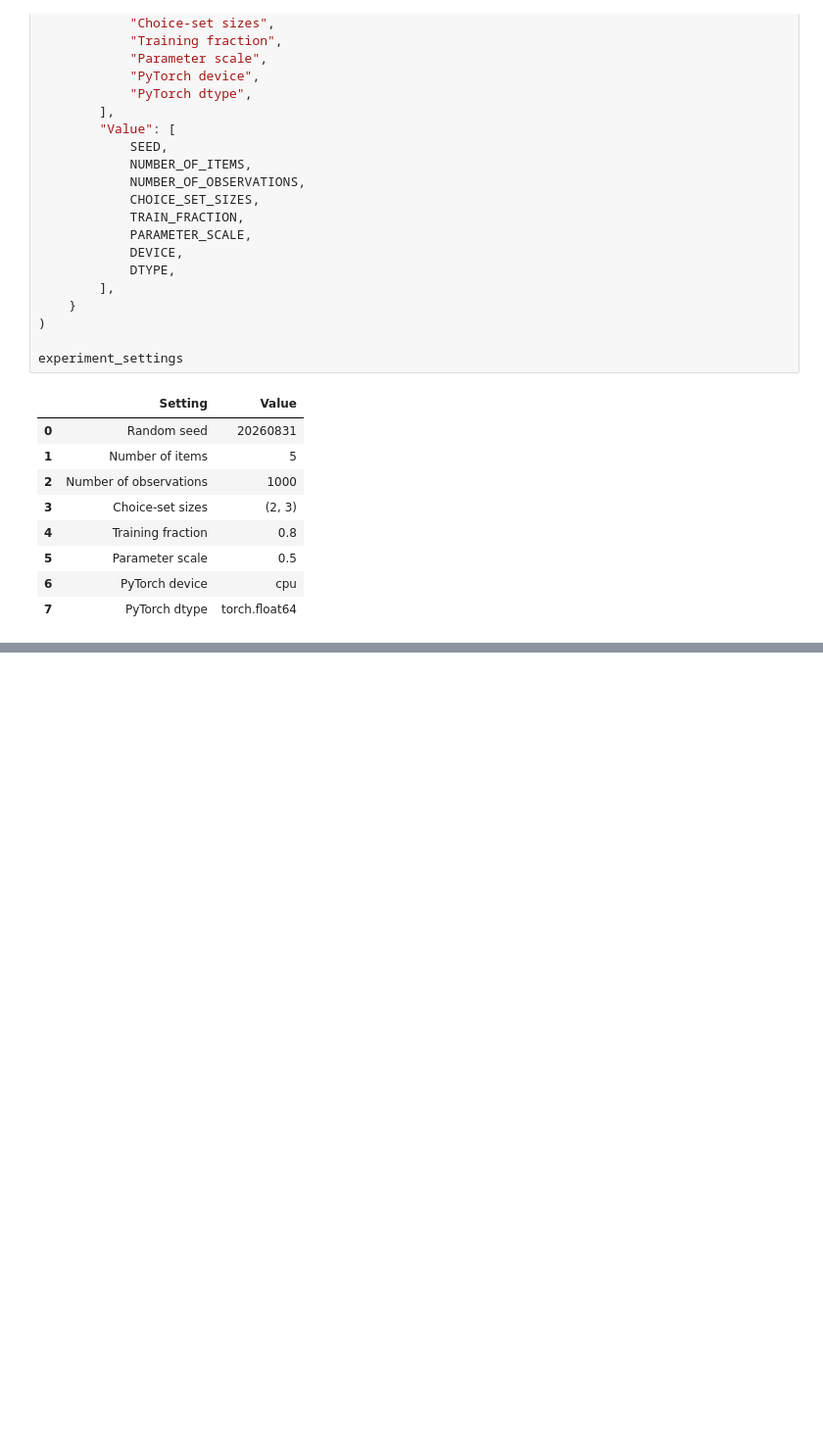
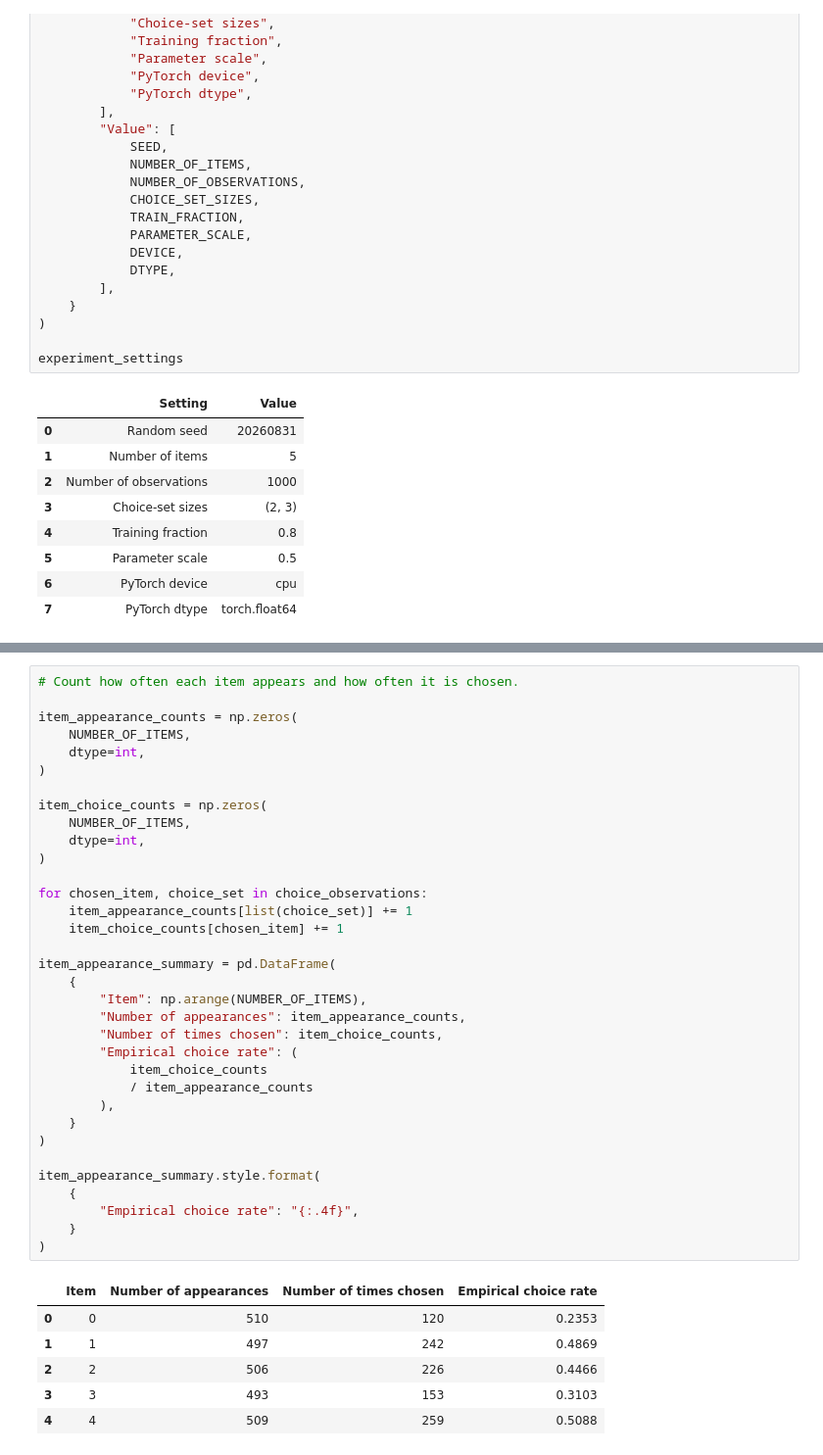
Before and after one commit to rbhdsks/Learning-from-Comparison-Data-Master-Thesis-Project-, a Jupyter notebook: notebooks/experiments/Context_Dependent_Model/02_CDM-BTL.ipynb, the cells around one changed output, grey strips where cells are left out. Shown at 98% size. Drawn from its saved outputs; the diff is of its cells as text; blank space fills up the shorter version.

```diff
--- a/notebooks/experiments/Context_Dependent_Model/02_CDM-BTL.ipynb
+++ b/notebooks/experiments/Context_Dependent_Model/02_CDM-BTL.ipynb
@@ -71,0 +225,41 @@ experiment_settings
+# %%
+# Count how often each item appears and how often it is chosen.
+
+item_appearance_counts = np.zeros(
+    NUMBER_OF_ITEMS,
+    dtype=int,
+)
+
+item_choice_counts = np.zeros(
+    NUMBER_OF_ITEMS,
+    dtype=int,
+)
+
+for chosen_item, choice_set in choice_observations:
+    item_appearance_counts[list(choice_set)] += 1
+    item_choice_counts[chosen_item] += 1
+
+item_appearance_summary = pd.DataFrame(
+    {
+        "Item": np.arange(NUMBER_OF_ITEMS),
+        "Number of appearances": item_appearance_counts,
+        "Number of times chosen": item_choice_counts,
+        "Empirical choice rate": (
+            item_choice_counts
+            / item_appearance_counts
+        ),
+    }
+)
+
+item_appearance_summary.style.format(
+    {
+        "Empirical choice rate": "{:.4f}",
+    }
+)
+# %% [output]
+|  | Item | Number of appearances | Number of times chosen | Empirical choice rate |
+| 0 | 0 | 510 | 120 | 0.2353 |
+| 1 | 1 | 497 | 242 | 0.4869 |
+| 2 | 2 | 506 | 226 | 0.4466 |
+| 3 | 3 | 493 | 153 | 0.3103 |
+| 4 | 4 | 509 | 259 | 0.5088 |
```
Also changed, not shown: parts of 18 cells of this notebook.
